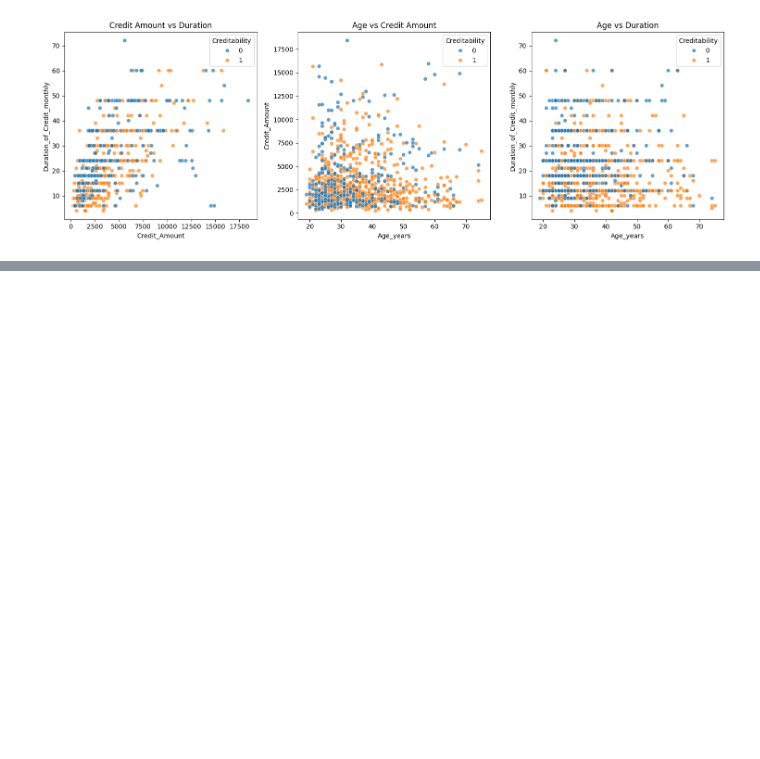
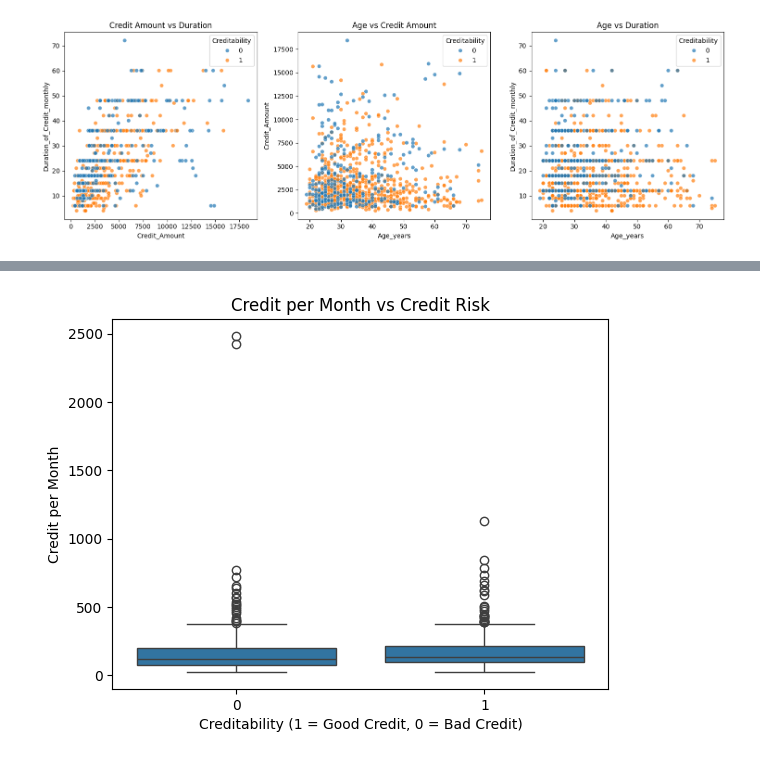
Before and after one commit to ritavinagreiro/projeto-cd-grupo5, a Jupyter notebook: notebooks/1.0_eda_limpeza.ipynb, the cells around one changed output, grey strips where cells are left out. Saved outputs shown, nothing was run; the diff lists cells and outputs as text; code cells hidden in the pictures; blank space fills up the shorter version.

```diff
--- a/notebooks/1.0_eda_limpeza.ipynb
+++ b/notebooks/1.0_eda_limpeza.ipynb
@@ -334,0 +393,12 @@ plt.show()
+# %%
+df_before_scaling = df.copy()
+# %%
+scale_vars = [
+    'Duration_of_Credit_monthly',
+    'Credit_Amount',
+    'Age_years'
+]
+
+scaler = StandardScaler()
+
+df[scale_vars] = scaler.fit_transform(df[scale_vars])
@@ -334,0 +407,5 @@ plt.show()
+# %%
+df["Credit_per_Month"] = (df_before_scaling["Credit_Amount"] / df_before_scaling["Duration_of_Credit_monthly"])
+df["Credit_Age_Ratio"] = (df_before_scaling["Credit_Amount"] / df_before_scaling["Age_years"])
+
+df[['Credit_per_Month','Credit_Age_Ratio']].head()
@@ -334,0 +419,10 @@ plt.show()
+# %%
+sns.boxplot(x='Creditability', y='Credit_per_Month', data=df)
+
+plt.title('Credit per Month vs Credit Risk')
+plt.xlabel('Creditability (1 = Good Credit, 0 = Bad Credit)')
+plt.ylabel('Credit per Month')
+
+plt.show()
+# %% [output]
+[figure, added]
```
Also changed, not shown: parts of 19 cells of this notebook.
